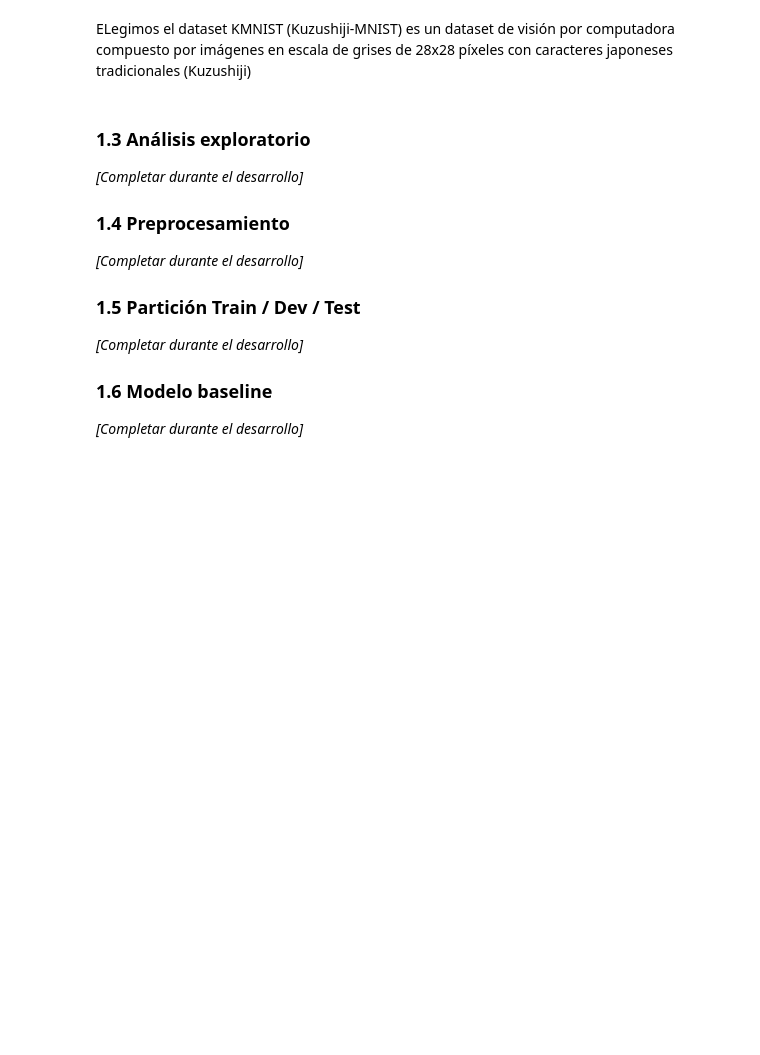
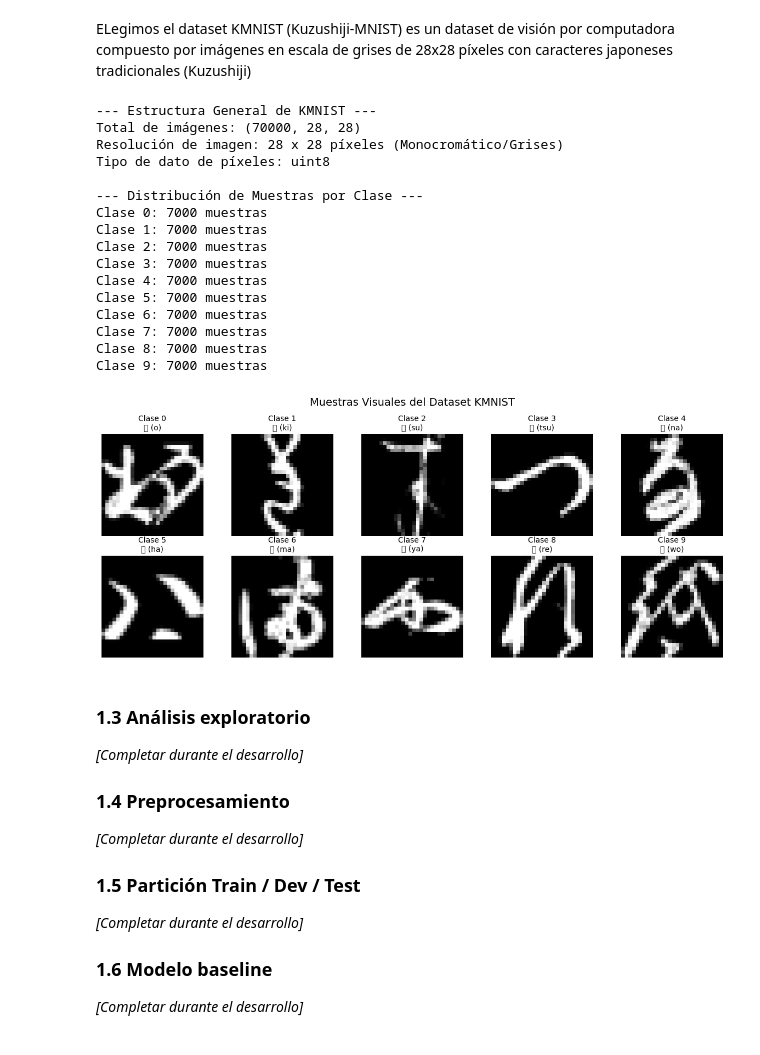
Before and after one commit to davidlobosedu/Grupo-3-TP-Inteligencia-Artificial-2026, a Jupyter notebook: notebooks/TP_IA2026_BAHL_LOBOS_WILSON_GRUPO3.ipynb, the cells around one changed output. Drawn from its saved outputs; the diff is of its cells as text; code cells hidden in the pictures; blank space fills up the shorter version.

Commit message:
caracteres

```diff
--- a/notebooks/TP_IA2026_BAHL_LOBOS_WILSON_GRUPO3.ipynb
+++ b/notebooks/TP_IA2026_BAHL_LOBOS_WILSON_GRUPO3.ipynb
@@ -119,6 +119,54 @@ print(f"X_train (60%): {X_train.shape} | y_train: {y_train.shape}")
 print(f"X_val   (20%): {X_val.shape}   | y_val:   {y_val.shape}")
 print(f"X_test  (20%): {X_test.shape}  | y_test:  {y_test.shape}")
 print(f"Rango de píxeles: [{X_train.min()}, {X_train.max()}] | Tipo de dato: {X_train.dtype}")
+# %%
+# 5. Inspección de dimensiones y tipos de datos
+print("\n--- Estructura General de KMNIST ---")
+print(f"Total de imágenes: {X_total.shape}")
+print(f"Resolución de imagen: {X_total.shape[1]} x {X_total.shape[2]} píxeles (Monocromático/Grises)")
+print(f"Tipo de dato de píxeles: {X_total.dtype}")
+
+# 6. Verificación del balance de las 10 clases (Caracteres Kuzushiji del 0 al 9)
+clases, conteos = np.unique(y_total, return_counts=True)
+print("\n--- Distribución de Muestras por Clase ---")
+for clase, conteo in zip(clases, conteos):
+    print(f"Clase {clase}: {conteo} muestras")
+
+import matplotlib.pyplot as plt
+
+# 7. Visualización gráfica de un ejemplo representativo por cada uno de los 10 caracteres
+caracteres = ['お (o)', 'き (ki)', 'す (su)', 'つ (tsu)', 'な (na)',
+              'は (ha)', 'ま (ma)', 'や (ya)', 'れ (re)', 'を (wo)']
+
+plt.figure(figsize=(12, 5))
+for i in range(10):
+    idx = np.where(y_total == i)[0][0]  # Tomamos la primera muestra de la clase i
+    plt.subplot(2, 5, i + 1)
+    plt.imshow(X_total[idx], cmap='gray')
+    plt.title(f"Clase {i}\n{caracteres[i]}", fontsize=10)
+    plt.axis('off')
+
+plt.suptitle("Muestras Visuales del Dataset KMNIST", fontsize=14)
+plt.tight_layout()
+plt.show()
+# %% [output]
+--- Estructura General de KMNIST ---
+Total de imágenes: (70000, 28, 28)
+Resolución de imagen: 28 x 28 píxeles (Monocromático/Grises)
+Tipo de dato de píxeles: uint8
+
+--- Distribución de Muestras por Clase ---
+Clase 0: 7000 muestras
+Clase 1: 7000 muestras
+Clase 2: 7000 muestras
+Clase 3: 7000 muestras
+Clase 4: 7000 muestras
+Clase 5: 7000 muestras
+Clase 6: 7000 muestras
+Clase 7: 7000 muestras
+Clase 8: 7000 muestras
+Clase 9: 7000 muestras
+[figure, added]
 # %% [markdown]
 
 
```
Also changed, not shown: parts of 1 cell of this notebook.
